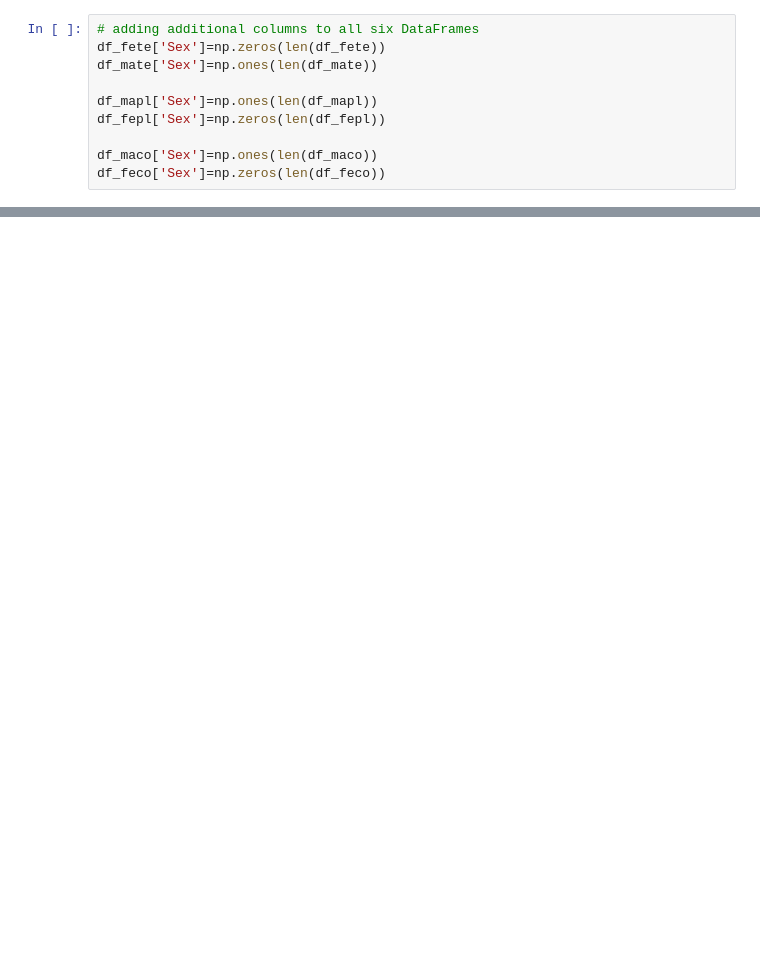
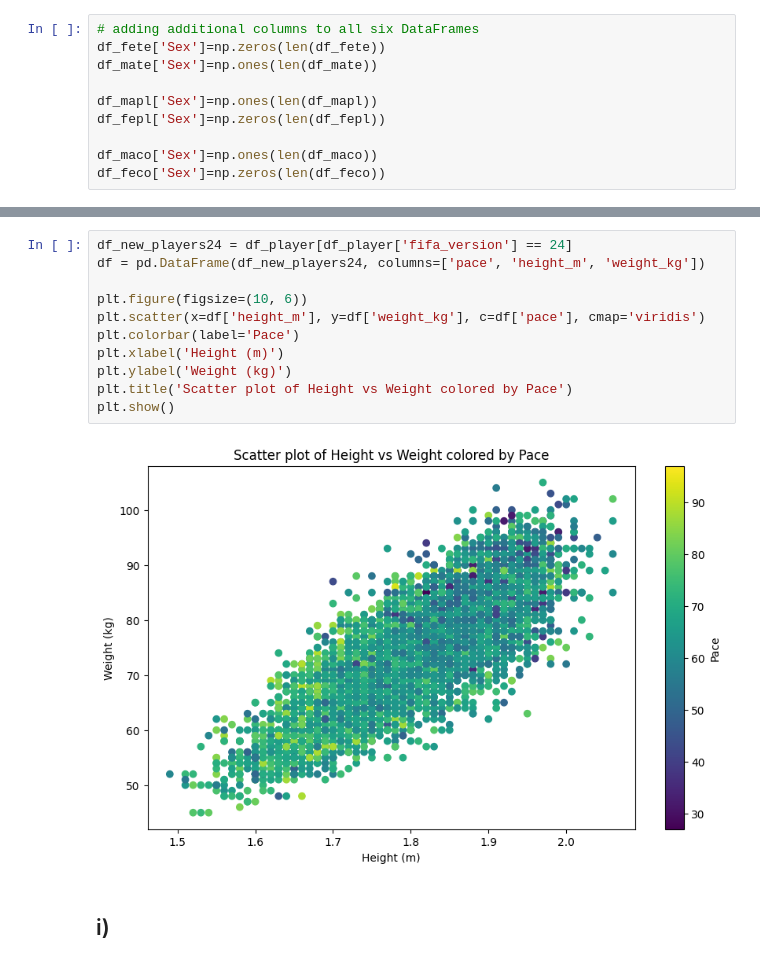
Before and after one commit to kashif003/Working_projects, a Jupyter notebook: programming starter/data/code.ipynb, the cells around one changed output, grey strips where cells are left out. Drawn from its saved outputs; the diff is of its cells as text; blank space fills up the shorter version.

```diff
--- a/programming starter/data/code.ipynb
+++ b/programming starter/data/code.ipynb
@@ -191,0 +745,15 @@ Name: dob, Length: 1463, dtype: datetime64[ns]
+# %%
+df_new_players24 = df_player[df_player['fifa_version'] == 24]
+df = pd.DataFrame(df_new_players24, columns=['pace', 'height_m', 'weight_kg'])
+
+plt.figure(figsize=(10, 6))
+plt.scatter(x=df['height_m'], y=df['weight_kg'], c=df['pace'], cmap='viridis')
+plt.colorbar(label='Pace')
+plt.xlabel('Height (m)')
+plt.ylabel('Weight (kg)')
+plt.title('Scatter plot of Height vs Weight colored by Pace')
+plt.show()
+# %% [output]
+[figure, added]
+# %% [markdown]
+## i)
```
Also changed, not shown: parts of 119 cells of this notebook, 1 other file.
